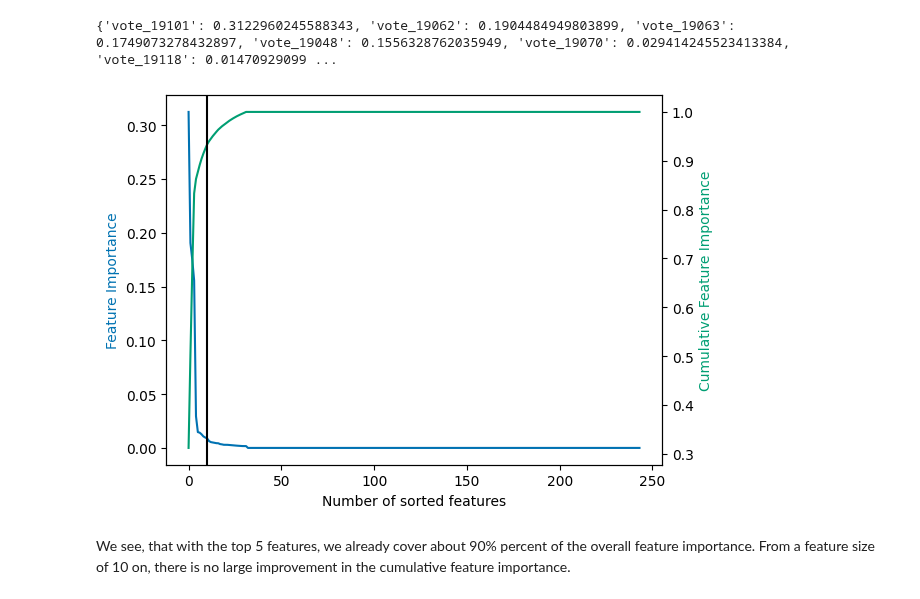
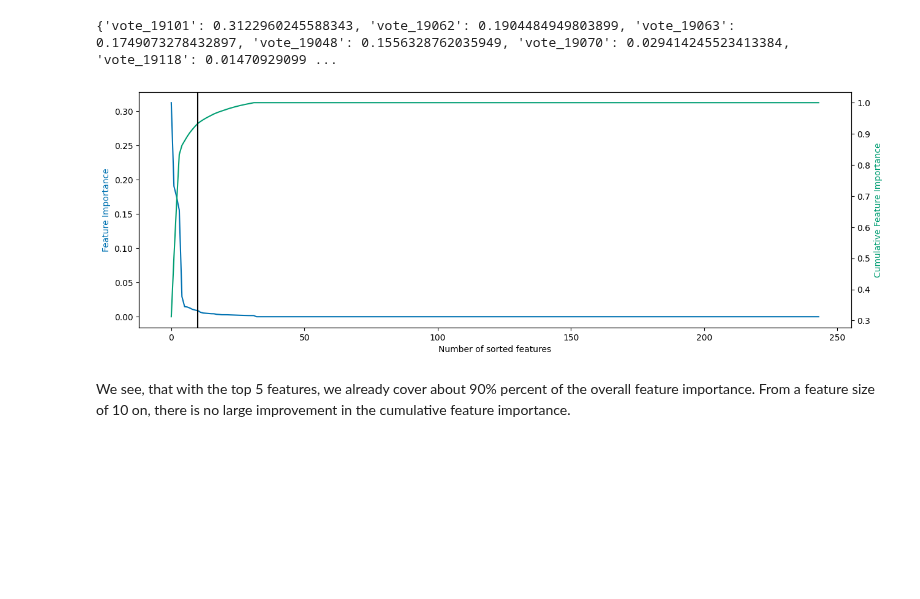
Before and after one commit to mograev/btvote, a Jupyter notebook: notebooks/5-feature-selection.ipynb, the cells around one changed output. Saved outputs shown, nothing was run; the diff lists cells and outputs as text; code cells hidden in the pictures; blank space fills up the shorter version.

```diff
--- a/notebooks/5-feature-selection.ipynb
+++ b/notebooks/5-feature-selection.ipynb
@@ -81,33 +81,33 @@ print({x:y for x, y in dt_sorted_dict.items()})
 {'vote_19101': 0.3122960245588343, 'vote_19062': 0.1904484949803899, 'vote_19063': 0.1749073278432897, 'vote_19048': 0.1556328762035949, 'vote_19070': 0.029414245523413384, 'vote_19118': 0.01470929099 ...
 # %%
 # plot the feature importance
-fig, ax1 = plt.subplots()
+fig, ax1 = plt.subplots(figsize=(15,5))
 ax2 = ax1.twinx()
 
 # plot sorted feature importance values
 ax1.plot(dt_values, color='#0072B2')
 
 # calculate and plot cumulative values
 dt_cumulative_values = []
 cumulative_sum = 0.0
 for num in dt_values:
     cumulative_sum += num
     dt_cumulative_values.append(cumulative_sum)
 ax2.plot(dt_cumulative_values, color='#009E73')
 
 # set axes labels
 ax1.set_xlabel('Number of sorted features')
 ax1.set_ylabel('Feature Importance', color='#0072B2')
 ax2.set_ylabel('Cumulative Feature Importance', color='#009E73')
 
 # add vertical lines to show where 10 features would end up in coverage
 plt.axvline(x=10, color='#000000')
 
 # save plot as pdf and show
 plt.savefig('../data/graphics/feature_importance_dt.pdf', format='pdf', bbox_inches="tight")
 plt.show()
 # %% [output]
-[figure, old version]
+[figure, new version]
 # %% [markdown]
 We see, that with the top 5 features, we already cover about 90% percent of the overall feature importance. From a feature size of 10 on, there is no large improvement in the cumulative feature importance.
 # %% [markdown]
```
Also changed, not shown: 2 other files.
